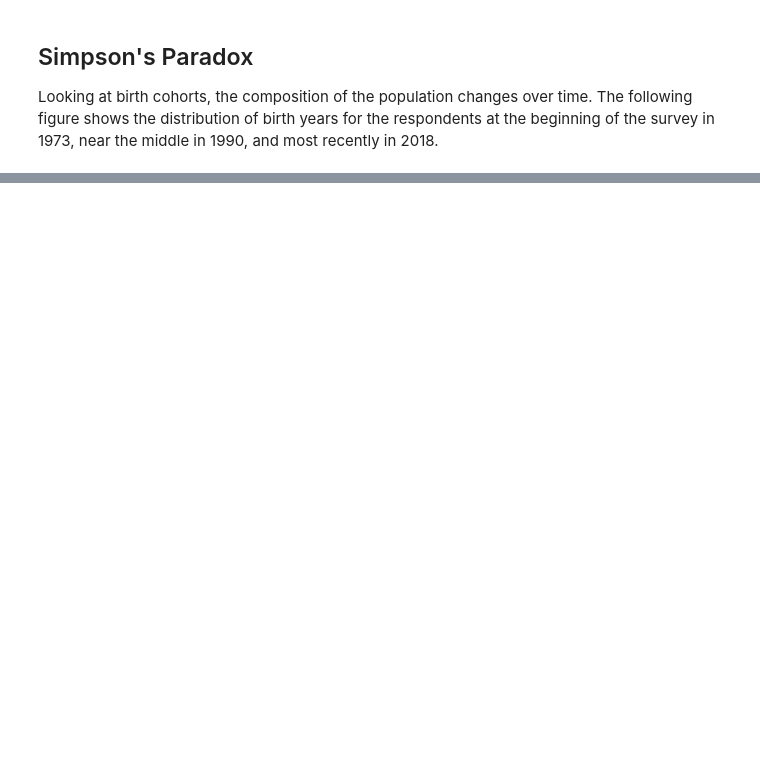
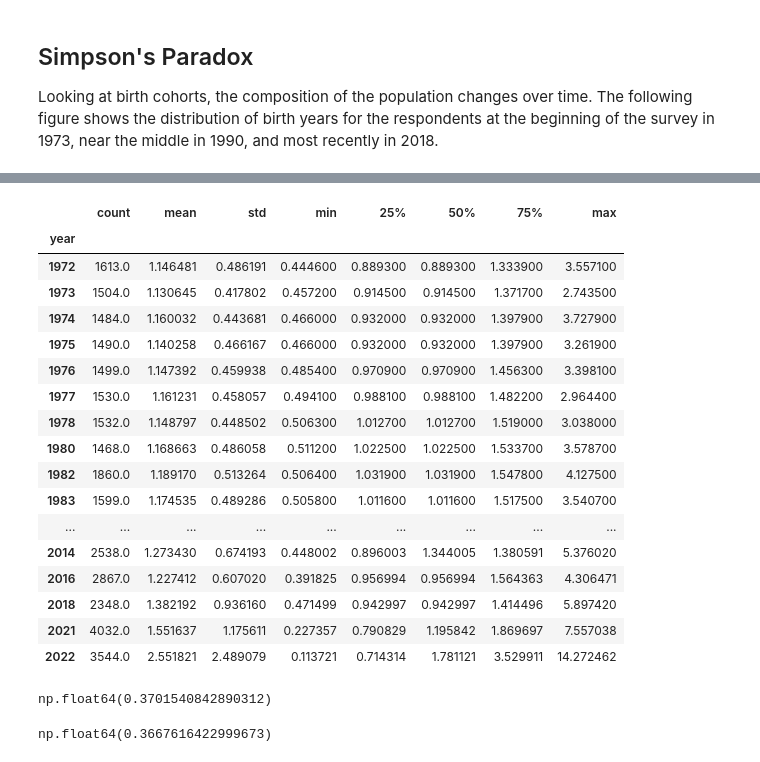
Before and after one commit to AllenDowney/SurveyDataPandas, a Jupyter notebook: soln/01_simpson.ipynb, the cells around one changed output, grey strips where cells are left out. Cells and saved outputs as stored; diff of their text form; code cells hidden in the pictures; blank space fills up the shorter version.

```diff
--- a/soln/01_simpson.ipynb
+++ b/soln/01_simpson.ipynb
@@ -862,0 +833,21 @@ decorate(xlabel="Year of birth", ylabel="Fraction of sample")
+# %%
+gss.groupby('year')['wtssall'].describe()
+# %% [output]
+|  | count | mean | std | min | 25% | 50% | 75% | max |
+| year |  |  |  |  |  |  |  |  |
+| 1972 | 1613.0 | 1.146481 | 0.486191 | 0.444600 | 0.889300 | 0.889300 | 1.333900 | 3.557100 |
+| 1973 | 1504.0 | 1.130645 | 0.417802 | 0.457200 | 0.914500 | 0.914500 | 1.371700 | 2.743500 |
+| 1974 | 1484.0 | 1.160032 | 0.443681 | 0.466000 | 0.932000 | 0.932000 | 1.397900 | 3.727900 |
+| 1975 | 1490.0 | 1.140258 | 0.466167 | 0.466000 | 0.932000 | 0.932000 | 1.397900 | 3.261900 |
+| 1976 | 1499.0 | 1.147392 | 0.459938 | 0.485400 | 0.970900 | 0.970900 | 1.456300 | 3.398100 |
+| 1977 | 1530.0 | 1.161231 | 0.458057 | 0.494100 | 0.988100 | 0.988100 | 1.482200 | 2.964400 |
+| 1978 | 1532.0 | 1.148797 | 0.448502 | 0.506300 | 1.012700 | 1.012700 | 1.519000 | 3.038000 |
+| 1980 | 1468.0 | 1.168663 | 0.486058 | 0.511200 | 1.022500 | 1.022500 | 1.533700 | 3.578700 |
+| 1982 | 1860.0 | 1.189170 | 0.513264 | 0.506400 | 1.031900 | 1.031900 | 1.547800 | 4.127500 |
+| 1983 | 1599.0 | 1.174535 | 0.489286 | 0.505800 | 1.011600 | 1.011600 | 1.517500 | 3.540700 |
+| ... | ... | ... | ... | ... | ... | ... | ... | ... |
+| 2014 | 2538.0 | 1.273430 | 0.674193 | 0.448002 | 0.896003 | 1.344005 | 1.380591 | 5.376020 |
+| 2016 | 2867.0 | 1.227412 | 0.607020 | 0.391825 | 0.956994 | 0.956994 | 1.564363 | 4.306471 |
+| 2018 | 2348.0 | 1.382192 | 0.936160 | 0.471499 | 0.942997 | 0.942997 | 1.414496 | 5.897420 |
+| 2021 | 4032.0 | 1.551637 | 1.175611 | 0.227357 | 0.790829 | 1.195842 | 1.869697 | 7.557038 |
+| 2022 | 3544.0 | 2.551821 | 2.489079 | 0.113721 | 0.714314 | 1.781121 | 3.529911 | 14.272462 |
@@ -862,0 +870,8 @@ decorate(xlabel="Year of birth", ylabel="Fraction of sample")
+# %%
+gss['y'].mean()
+# %% [output]
+np.float64(0.3701540842890312)
+# %%
+sample['y'].mean()
+# %% [output]
+np.float64(0.3667616422999673)
```
Also changed, not shown: parts of 37 cells of this notebook, 1 other file.
